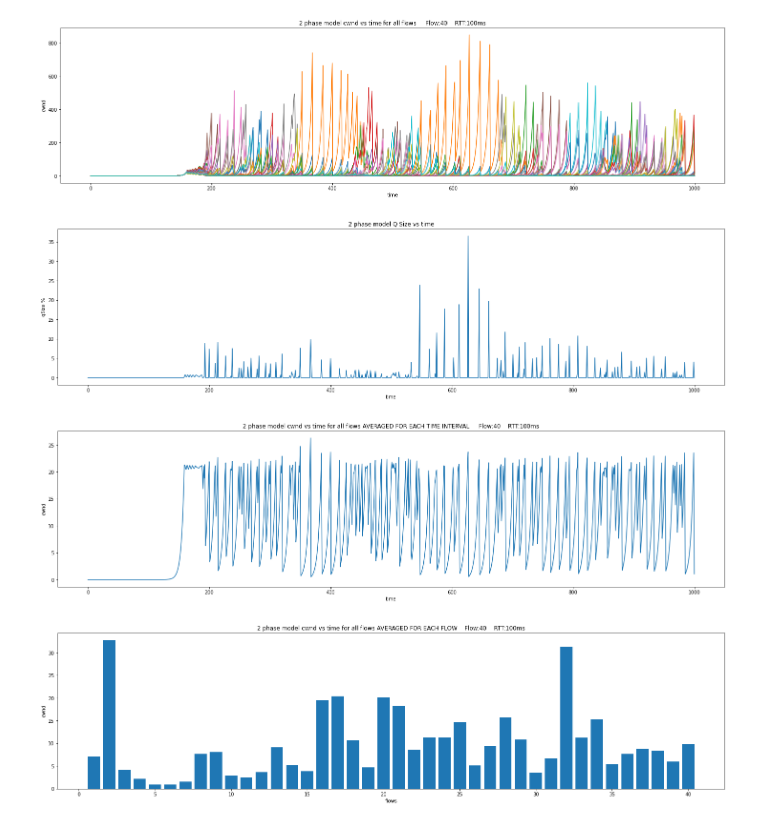
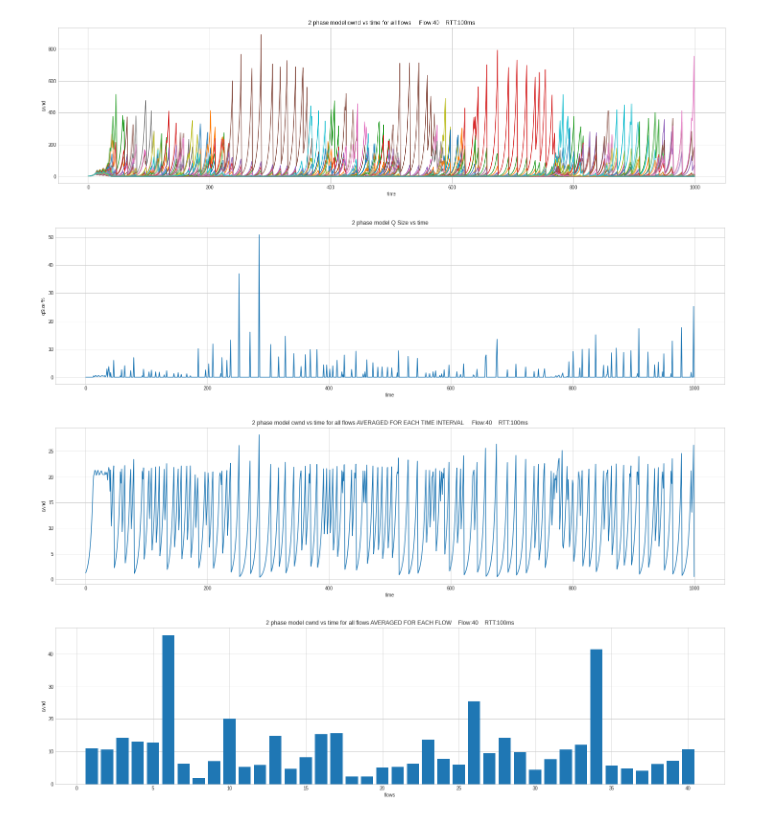
Before and after one commit to divyashk/TCP-BBR-ns3, a Jupyter notebook: dumbell-ns3/2-phase/cal.ipynb, the cells around one changed output. Cells and saved outputs as stored; diff of their text form; code cells hidden in the pictures.

Commit message:
Made initial size of the congestion window equal to 1 packet size.

```diff
--- a/dumbell-ns3/2-phase/cal.ipynb
+++ b/dumbell-ns3/2-phase/cal.ipynb
@@ -1,5 +1,9 @@
 # %%
 from matplotlib import pyplot as plt
+
+
+plt.style.use('seaborn-whitegrid')
+plt.rcParams.update({'figure.max_open_warning': 0})
 # %%
 # will return bandwidth in Bytes/sec.
 def convBandwidth(input):
@@ -134,7 +138,7 @@ def Simul():
 
     n_flows = 40
     phase_factor = 10
-    nCwndSize = [0.00000000001]*n_flows
+    nCwndSize = [pktsize]*n_flows
 
 
     # Creating a queue for the bottleneck link
@@ -154,34 +158,34 @@ def Simul():
 
             qobj.updateSize(nCwndSize, RTT)
 
             # storing the number of packets( 1 pkt = 1500 By ) in the congestion windows
             if i not in nCwndSizeStore.keys():
                 nCwndSizeStore[i] = {}
 
             nCwndSizeStore[i][currtime] = nCwndSize[i]/1500
 
         # storing the qsize for plotting
         qSizeStore[currtime] = qobj.currSizeBytes/qobj.maxSizeBytes
 
         currtime = currtime + deltaTime
 
     # #plotting individually
     # for i in range(0,n_flows ):
     #     plotvstime(nCwndSizeStore[i], ylabel=f"cwnd {i+1}", xlabel="time", title = f"Congestion windows size vs time     RTT:{RTT_str}")
 
 
 
     # plot in the same graph
     plotvstime_n(nCwndSizeStore, ylabel=f"cwnd", xlabel="time", title = f"2 phase model cwnd vs time for all flows     Flow:{n_flows}    RTT:{RTT_str}", n_flows=n_flows )
 
     plotvstime(qSizeStore, ylabel="qSize %", xlabel="time", title = "2 phase model Q Size vs time")
 
     plotvstime_n_avg(nCwndSizeStore, ylabel=f"cwnd", xlabel="time", title = f"2 phase model cwnd vs time for all flows AVERAGED FOR EACH TIME INTERVAL     Flow:{n_flows}    RTT:{RTT_str}", n_flows=n_flows )
 
     plotvstime_avg_each_flow(nCwndSizeStore, ylabel=f"cwnd", xlabel="flows", title = f"2 phase model cwnd vs time for all flows AVERAGED FOR EACH FLOW    Flow:{n_flows}    RTT:{RTT_str}", n_flows=n_flows )
 Simul()
 # %% [output]
-[figure, old version]
+[figure, new version]
-[figure, old version]
+[figure, new version]
-[figure, old version]
+[figure, new version]
-[figure, old version]
+[figure, new version]
```
